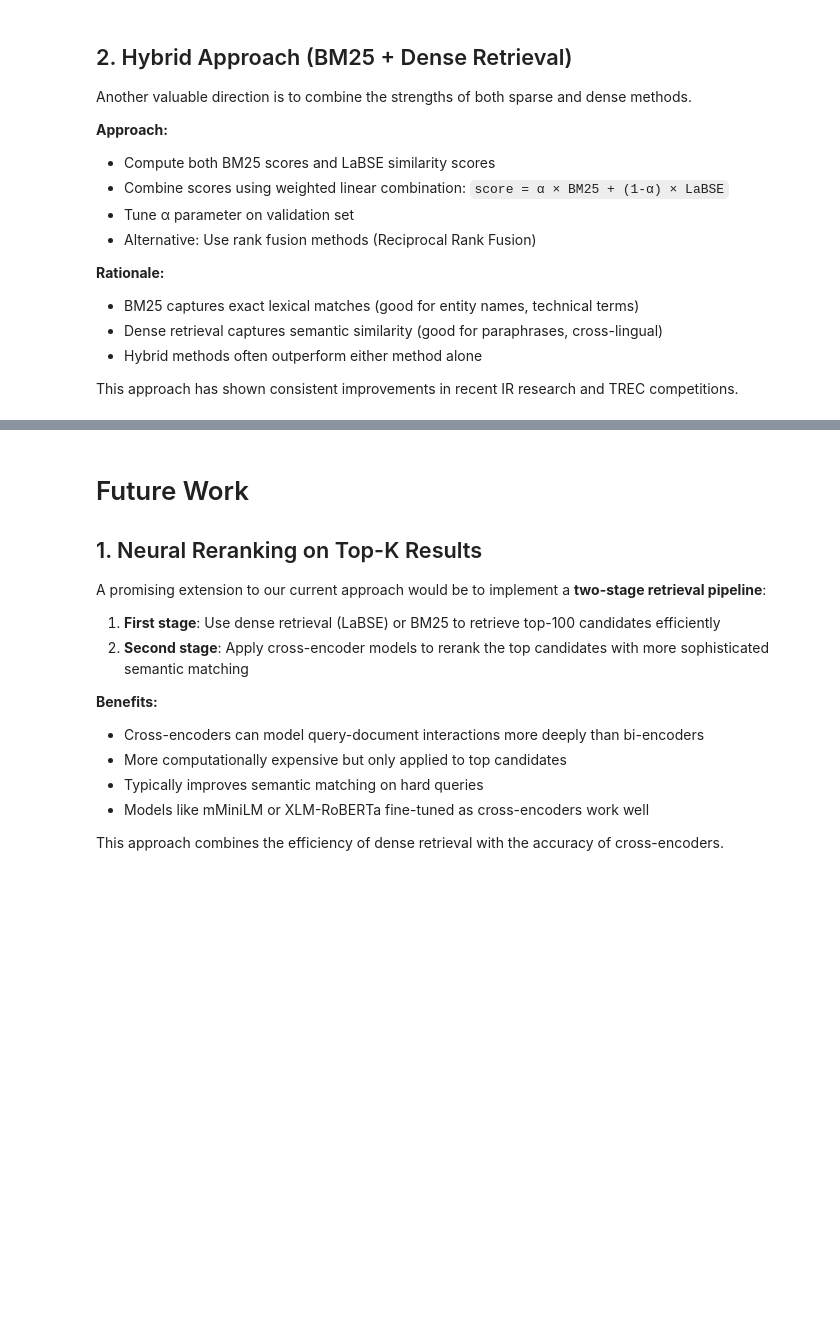
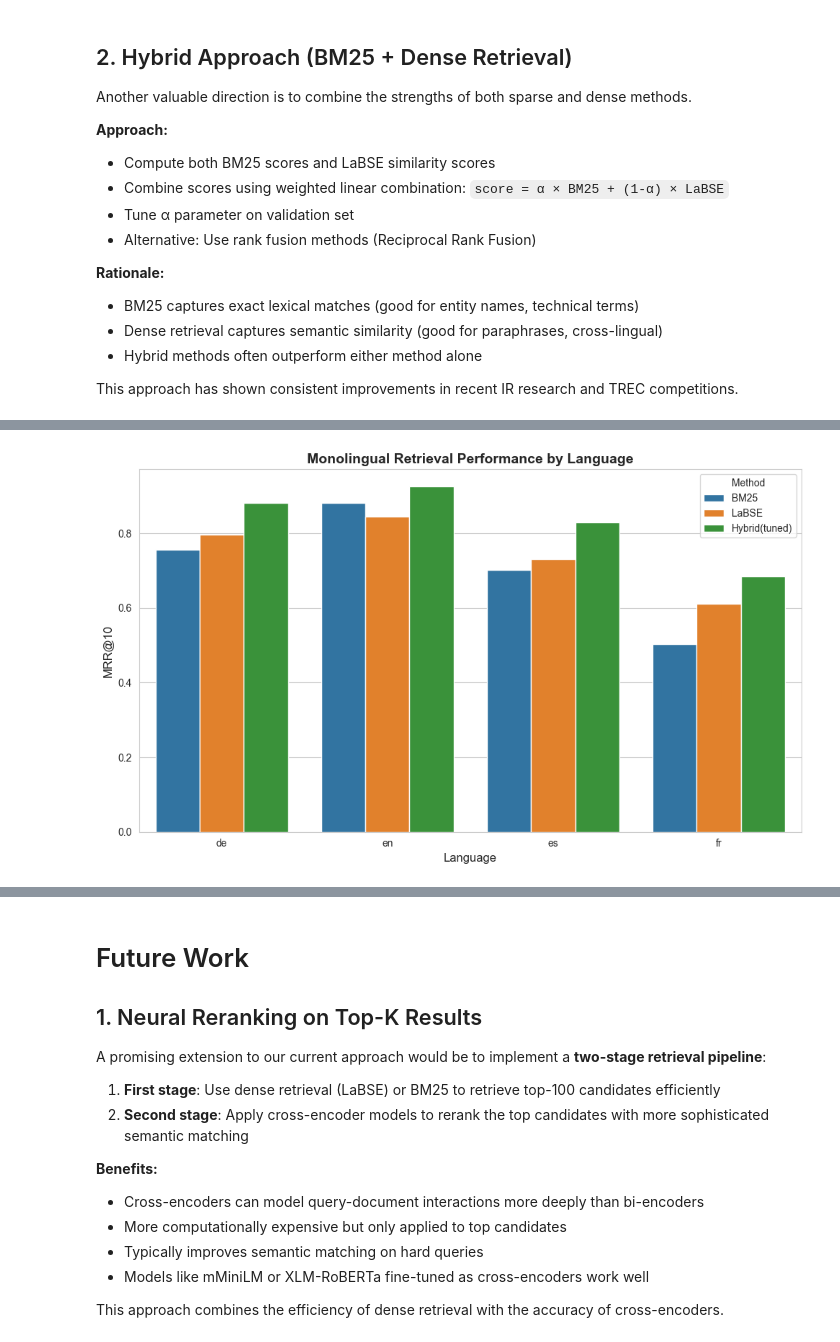
Before and after one commit to d3liaa/IR_Project, a Jupyter notebook: project.ipynb, the cells around one changed output, grey strips where cells are left out. Drawn from its saved outputs; the diff is of its cells as text; code cells hidden in the pictures; blank space fills up the shorter version.

```diff
--- a/project.ipynb
+++ b/project.ipynb
@@ -1178,0 +1232,25 @@ print(f"[OK] Hybrid(tuned) TEST | alpha={best_alpha:.2f} | Recall@{K}: {recall_t
+# %%
+plt.figure(figsize=(10, 6))
+
+df_mono = df_results[
+    (df_results["split"] == "monolingual") &
+    (df_results["method"].isin(["BM25", "LaBSE", "Hybrid(tuned)"]))
+]
+
+sns.barplot(
+    data=df_mono,
+    x="language",
+    y="MRR@10",
+    hue="method",
+    errorbar=None
+)
+
+plt.xlabel("Language", fontsize=12)
+plt.ylabel("MRR@10", fontsize=12)
+plt.title("Monolingual Retrieval Performance by Language",
+          fontsize=14, fontweight="bold")
+plt.legend(title="Method")
+plt.tight_layout()
+plt.show()
+# %% [output]
+[figure, added]
```
Also changed, not shown: parts of 12 cells of this notebook.
